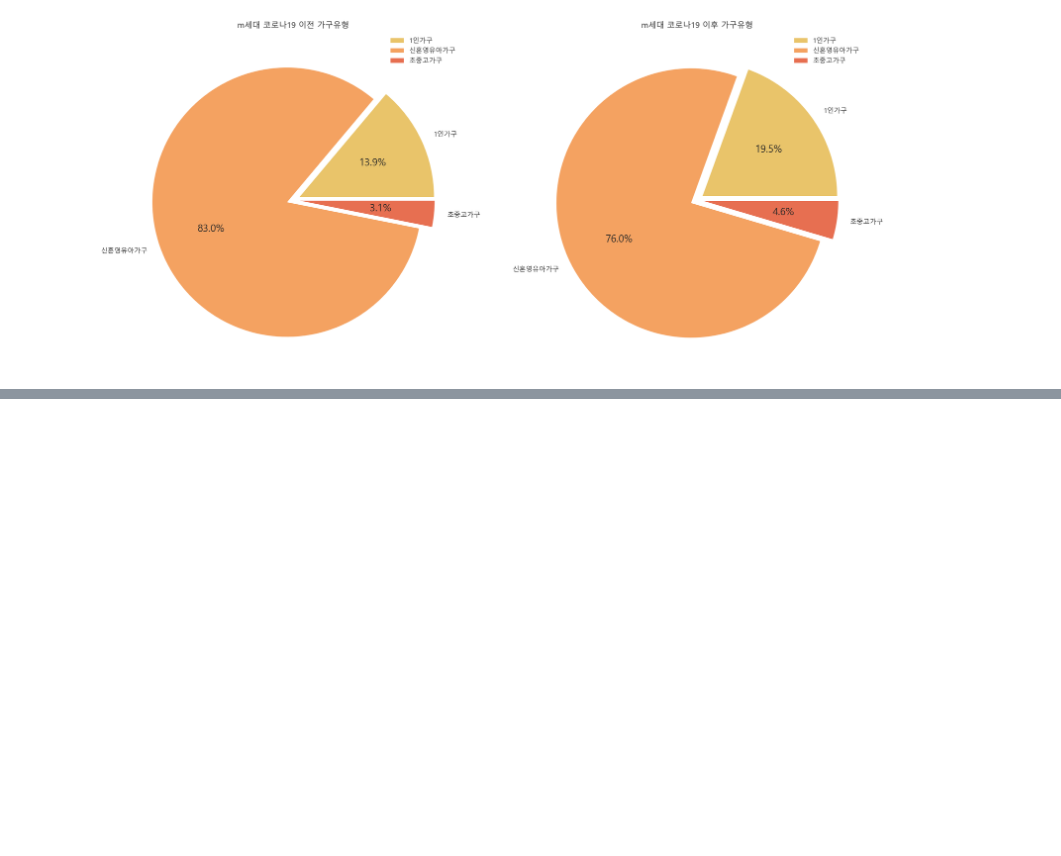
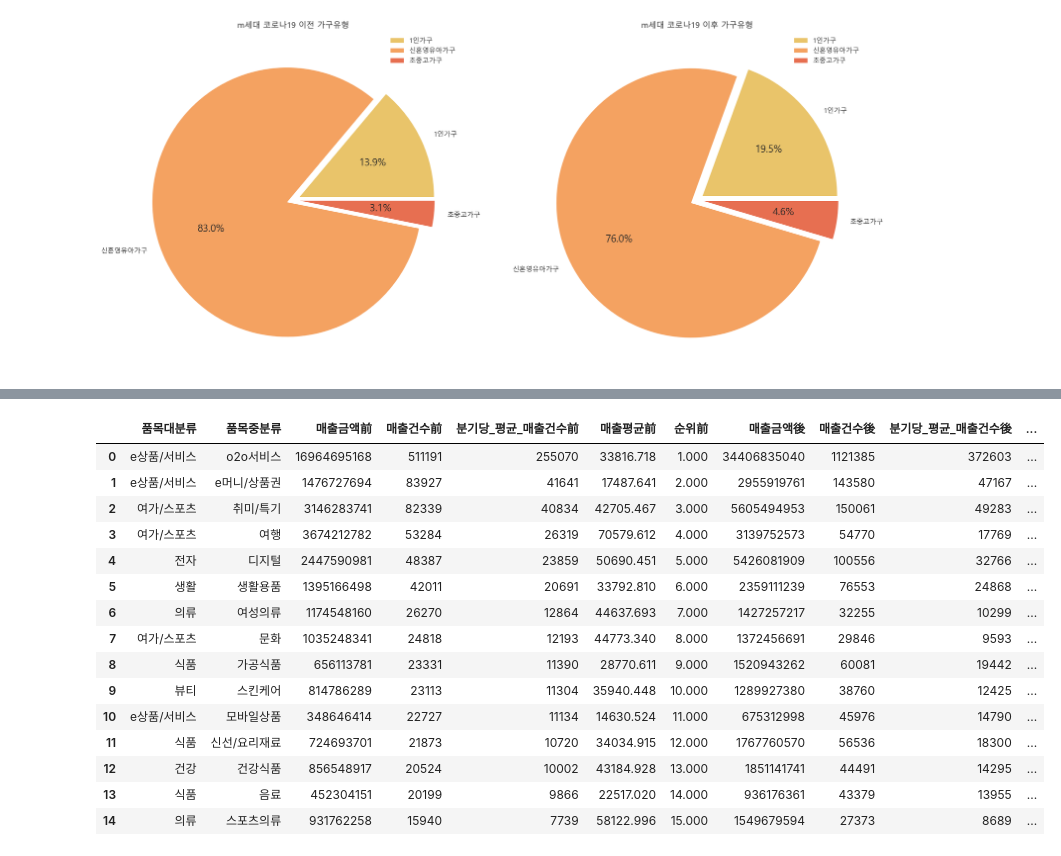
Before and after one commit to sjj995/sjjjjjjj, a Jupyter notebook: bccard3.ipynb, the cells around one changed output, grey strips where cells are left out. Cells and saved outputs as stored; diff of their text form; code cells hidden in the pictures; blank space fills up the shorter version.

```diff
--- a/bccard3.ipynb
+++ b/bccard3.ipynb
@@ -833,3 +849,20 @@ ax2.legend(llist)
 # %% [output]
 <matplotlib.legend.Legend at 0x...>
 [figure]
+# %%
+# z세대 여성 2019년 품목 상위 15개 매출 건수
+bc_20_2019 = bc_20[(bc_20['기준년월']==201903) | (bc_20['기준년월']==201909)]
+fm_bc_20_2019 = bc_20_2019[bc_20_2019['성별']==1]
+fm_bc_20_2019.drop(['기준년월'],axis=1,inplace=True)
+
+fm_bc_20_2019['분기당_평균_매출건수'] = (fm_bc_20_2019['매출건수'] / 2).astype('int64')
+fm_bc_20_2019_total = fm_bc_20_2019.groupby(['품목대분류명','품목중분류명'])['매출금액','매출건수','분기당_평균_매출건수'].sum().reset_index()
+fm_bc_20_2019_avg = fm_bc_20_2019.groupby(['품목대분류명','품목중분류명'])['매출평균'].mean().reset_index()
+
+fm_bc_20_2019_consume = pd.merge(fm_bc_20_2019_total,fm_bc_20_2019_avg)
+
+fm_bc_20_z_2019 = fm_bc_20_2019_consume.sort_values(by=['분기당_평균_매출건수','매출건수','매출금액','매출평균'],ascending=False).head(15)
+
+fm_bc_20_z_2019['매출순위'] = fm_bc_20_z_2019['분기당_평균_매출건수'].rank(method='min',ascending=False)
+
+fm_bc_20_z_2019
@@ -835,0 +886,15 @@ ax2.legend(llist)
+# %%
+# z세대 여성 2020,21년도 품목별 매출건수 상위 top 15
+bc_20_2021 = bc_20[(bc_20['기준년월']==202003) | (bc_20['기준년월']==202009) | (bc_20['기준년월']==202103)]
+fm_bc_20_2021 = bc_20_2021[bc_20_2021['성별']==1]
+fm_bc_20_2021.drop(['기준년월'],axis=1,inplace=True)
+
+fm_bc_20_2021['분기당_평균_매출건수'] = (fm_bc_20_2021['매출건수'] / 3).astype('int64')
+fm_bc_20_2021_total = fm_bc_20_2021.groupby(['품목대분류명','품목중분류명'])['매출금액','매출건수','분기당_평균_매출건수'].sum().reset_index()
+fm_bc_20_2021_avg = fm_bc_20_2021.groupby(['품목대분류명','품목중분류명'])['매출평균'].mean().reset_index()
+
+fm_bc_20_2021_consume = pd.merge(fm_bc_20_2021_total,fm_bc_20_2021_avg)
+fm_bc_20_z_2021 = fm_bc_20_2021_consume.sort_values(by=['분기당_평균_매출건수','매출건수','매출금액','매출평균'],ascending=False).head(15)
+
+fm_bc_20_z_2021['매출순위'] = fm_bc_20_z_2021['분기당_평균_매출건수'].rank(method='min',ascending=False)
+fm_bc_20_z_2021
@@ -835,0 +918,25 @@ ax2.legend(llist)
+# %%
+# z세대 여성 코로나 전과 후의 구매 매출건수별 변동순위 합친 데이터프레임 구성
+fm_bc20_cov_mz = pd.merge(fm_bc_20_z_2019,fm_bc_20_z_2021,how='inner',on='품목중분류명')
+fm_bc20_cov_mz.drop(['품목대분류명_y'],axis=1,inplace=True)
+fm_bc20_cov_mz.columns = ['품목대분류','품목중분류','매출금액前','매출건수前','분기당_평균_매출건수前','매출평균前','순위前','매출금액後','매출건수後','분기당_평균_매출건수後','매출평균後','순위後']
+
+fm_bc20_cov_mz['변동순위'] = fm_bc20_cov_mz['순위前'] - fm_bc20_cov_mz['순위後']
+fm_bc20_cov_mz
+# %% [output]
+|  | 품목대분류 | 품목중분류 | 매출금액前 | 매출건수前 | 분기당_평균_매출건수前 | 매출평균前 | 순위前 | 매출금액後 | 매출건수後 | 분기당_평균_매출건수後 | ... |
+| 0 | e상품/서비스 | o2o서비스 | 16964695168 | 511191 | 255070 | 33816.718 | 1.000 | 34406835040 | 1121385 | 372603 | ... |
+| 1 | e상품/서비스 | e머니/상품권 | 1476727694 | 83927 | 41641 | 17487.641 | 2.000 | 2955919761 | 143580 | 47167 | ... |
+| 2 | 여가/스포츠 | 취미/특기 | 3146283741 | 82339 | 40834 | 42705.467 | 3.000 | 5605494953 | 150061 | 49283 | ... |
+| 3 | 여가/스포츠 | 여행 | 3674212782 | 53284 | 26319 | 70579.612 | 4.000 | 3139752573 | 54770 | 17769 | ... |
+| 4 | 전자 | 디지털 | 2447590981 | 48387 | 23859 | 50690.451 | 5.000 | 5426081909 | 100556 | 32766 | ... |
+| 5 | 생활 | 생활용품 | 1395166498 | 42011 | 20691 | 33792.810 | 6.000 | 2359111239 | 76553 | 24868 | ... |
+| 6 | 의류 | 여성의류 | 1174548160 | 26270 | 12864 | 44637.693 | 7.000 | 1427257217 | 32255 | 10299 | ... |
+| 7 | 여가/스포츠 | 문화 | 1035248341 | 24818 | 12193 | 44773.340 | 8.000 | 1372456691 | 29846 | 9593 | ... |
+| 8 | 식품 | 가공식품 | 656113781 | 23331 | 11390 | 28770.611 | 9.000 | 1520943262 | 60081 | 19442 | ... |
+| 9 | 뷰티 | 스킨케어 | 814786289 | 23113 | 11304 | 35940.448 | 10.000 | 1289927380 | 38760 | 12425 | ... |
+| 10 | e상품/서비스 | 모바일상품 | 348646414 | 22727 | 11134 | 14630.524 | 11.000 | 675312998 | 45976 | 14790 | ... |
+| 11 | 식품 | 신선/요리재료 | 724693701 | 21873 | 10720 | 34034.915 | 12.000 | 1767760570 | 56536 | 18300 | ... |
+| 12 | 건강 | 건강식품 | 856548917 | 20524 | 10002 | 43184.928 | 13.000 | 1851141741 | 44491 | 14295 | ... |
+| 13 | 식품 | 음료 | 452304151 | 20199 | 9866 | 22517.020 | 14.000 | 936176361 | 43379 | 13955 | ... |
+| 14 | 의류 | 스포츠의류 | 931762258 | 15940 | 7739 | 58122.996 | 15.000 | 1549679594 | 27373 | 8689 | ... |
```
Also changed, not shown: parts of 13 cells of this notebook.
